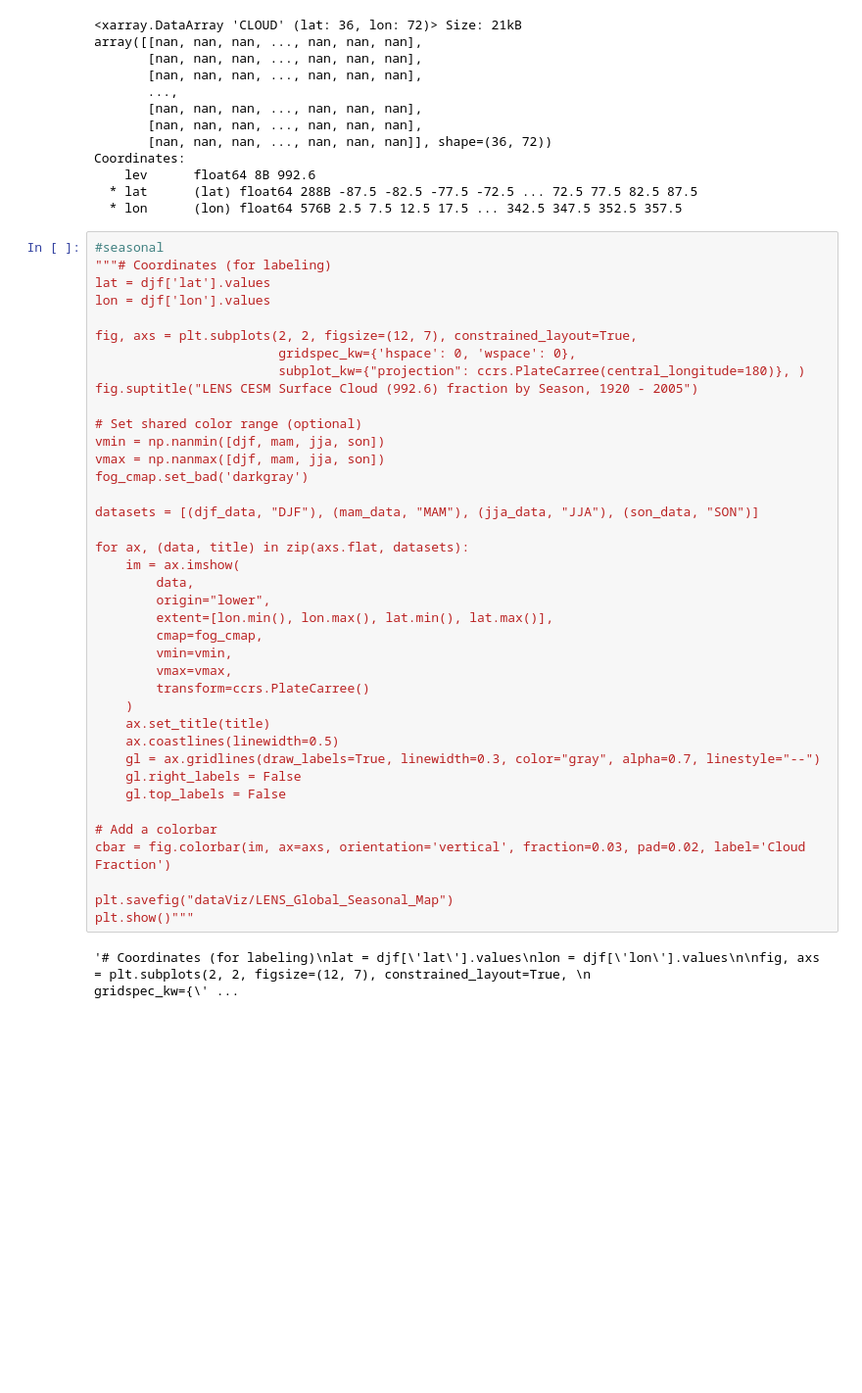
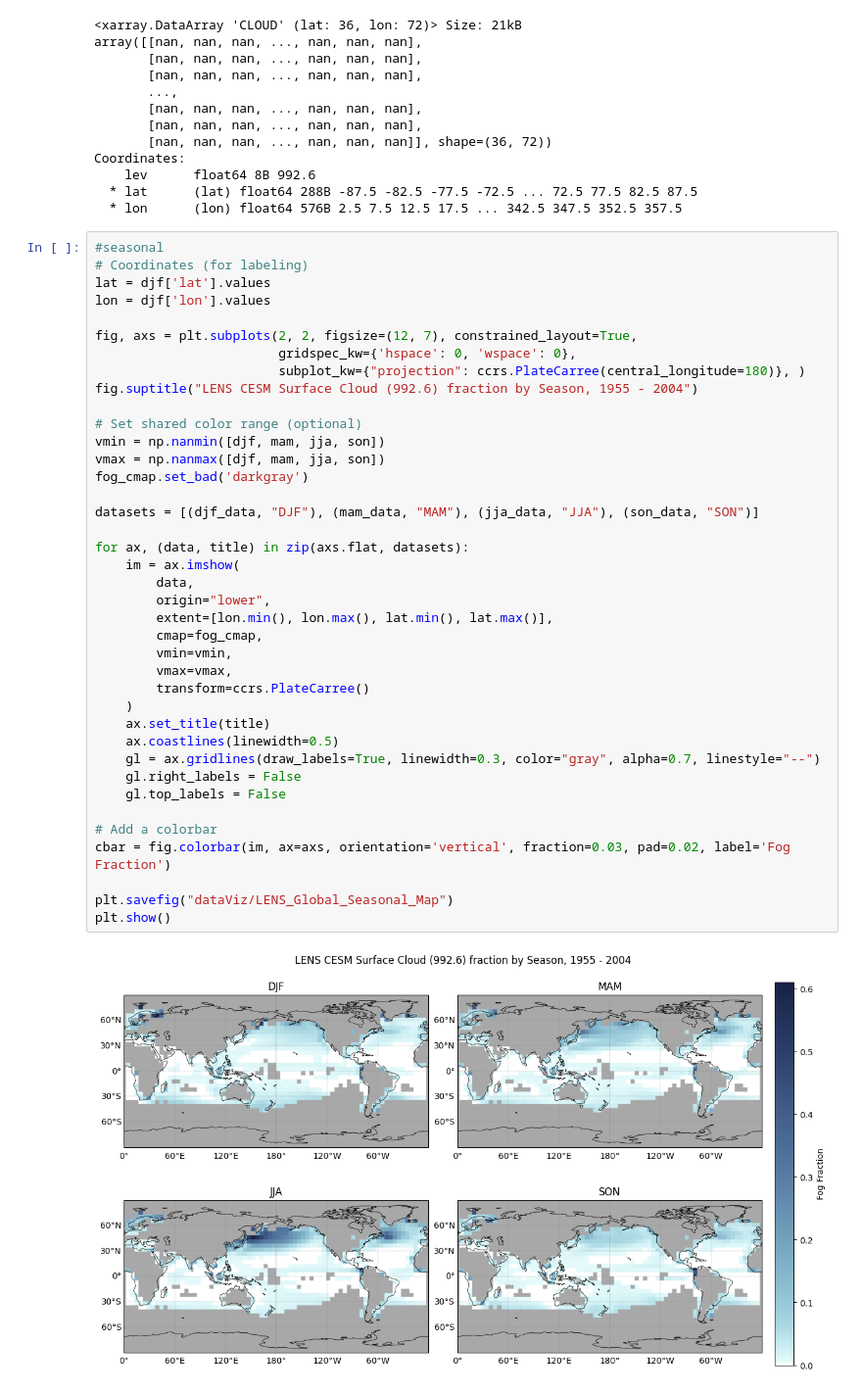
Before and after one commit to ywanika/MSC25_LowCloud, a Jupyter notebook: 02visualizeCESMgridded.ipynb, the cells around one changed output. Shown at 98% size. Saved outputs shown, nothing was run; the diff lists cells and outputs as text; blank space fills up the shorter version.

```diff
--- a/02visualizeCESMgridded.ipynb
+++ b/02visualizeCESMgridded.ipynb
@@ -176,42 +218,42 @@ Coordinates:
   * lon      (lon) float64 576B 2.5 7.5 12.5 17.5 ... 342.5 347.5 352.5 357.5
 # %%
 #seasonal
-"""# Coordinates (for labeling)
+# Coordinates (for labeling)
 lat = djf['lat'].values
 lon = djf['lon'].values
 
 fig, axs = plt.subplots(2, 2, figsize=(12, 7), constrained_layout=True,
                         gridspec_kw={'hspace': 0, 'wspace': 0},
                         subplot_kw={"projection": ccrs.PlateCarree(central_longitude=180)}, )
-fig.suptitle("LENS CESM Surface Cloud (992.6) fraction by Season, 1920 - 2005")
+fig.suptitle("LENS CESM Surface Cloud (992.6) fraction by Season, 1955 - 2004")
 
 # Set shared color range (optional)
 vmin = np.nanmin([djf, mam, jja, son])
 vmax = np.nanmax([djf, mam, jja, son])
 fog_cmap.set_bad('darkgray')
 
 datasets = [(djf_data, "DJF"), (mam_data, "MAM"), (jja_data, "JJA"), (son_data, "SON")]
 
 for ax, (data, title) in zip(axs.flat, datasets):
     im = ax.imshow(
         data,
         origin="lower",
         extent=[lon.min(), lon.max(), lat.min(), lat.max()],
         cmap=fog_cmap,
         vmin=vmin,
         vmax=vmax,
         transform=ccrs.PlateCarree()
     )
     ax.set_title(title)
     ax.coastlines(linewidth=0.5)
     gl = ax.gridlines(draw_labels=True, linewidth=0.3, color="gray", alpha=0.7, linestyle="--")
     gl.right_labels = False
     gl.top_labels = False
 
 # Add a colorbar
-cbar = fig.colorbar(im, ax=axs, orientation='vertical', fraction=0.03, pad=0.02, label='Cloud Fraction')
+cbar = fig.colorbar(im, ax=axs, orientation='vertical', fraction=0.03, pad=0.02, label='Fog Fraction')
 
 plt.savefig("dataViz/LENS_Global_Seasonal_Map")
-plt.show()"""
+plt.show()
 # %% [output]
-'# Coordinates (for labeling)\nlat = djf[\'lat\'].values\nlon = djf[\'lon\'].values\n\nfig, axs = plt.subplots(2, 2, figsize=(12, 7), constrained_layout=True, \n                        gridspec_kw={\' ...
+[figure, added]
```
Also changed, not shown: parts of 30 cells of this notebook, 18 other files.
